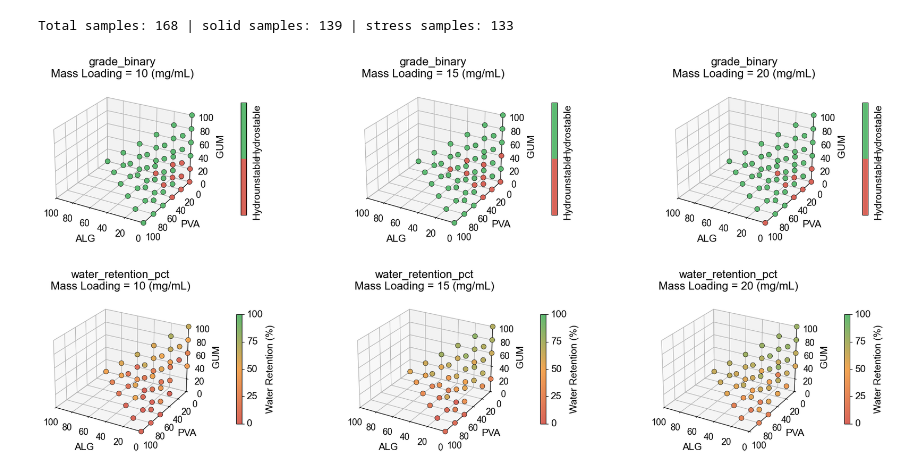
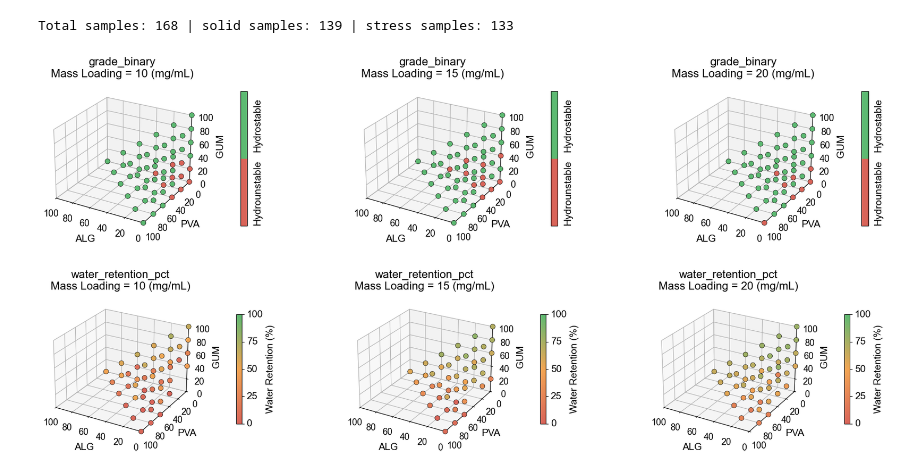
Before and after one commit to tcchung-keeponkeepingon/project_microgreen, a Jupyter notebook: 01_all_properties.ipynb, the cells around one changed output. Saved outputs shown, nothing was run; the diff lists cells and outputs as text; code cells hidden in the pictures.

```diff
--- a/01_all_properties.ipynb
+++ b/01_all_properties.ipynb
@@ -40,19 +40,19 @@ Total samples: 168 | solid samples: 139 | stress samples: 133
 # %%
 # Grade (binary: dissolved / solid)
 cmap_grade = ListedColormap(['#d96459', '#5dba72'])
 scatter_by_mass(mass_values, df, y_col='grade_binary',
                 vmin=-0.5, vmax=1.5, s=50, label_pad=8, cmap=cmap_grade,
                 cbar_label='', cbar_ticks=['Hydrounstable', 'Hydrostable'],
                 edgecolor='black', linewidths=0.5, cbar_tick_position=[0, 1],
-                cbar_shrink=0.5, figsize=FIGSIZE_3, cbar_pad=CBAR_PAD)
+                cbar_shrink=0.6, figsize=FIGSIZE_3, cbar_pad=CBAR_PAD)
 for ax in plt.gcf().axes:
     if hasattr(ax, 'zaxis'): ax.zaxis.labelpad = 5
     else: ax.tick_params(length=0, pad=8)
 plt.gcf().subplots_adjust(**MARGINS)
 plt.savefig(os.path.join(SAVE_FOLD, 'grade_raw.svg'), format='svg')
 plt.show()
 # %% [output]
-[figure, old version]
+[figure, new version]
 # %%
 # Water retention (%) — solid samples only (Dissolved/grade C removed)
 cmap_cont = LinearSegmentedColormap.from_list('rwg', ['#d96459', '#f2a553', '#5dba72'], N=256)
```
Also changed, not shown: parts of 2 cells of this notebook, 6 other files.
